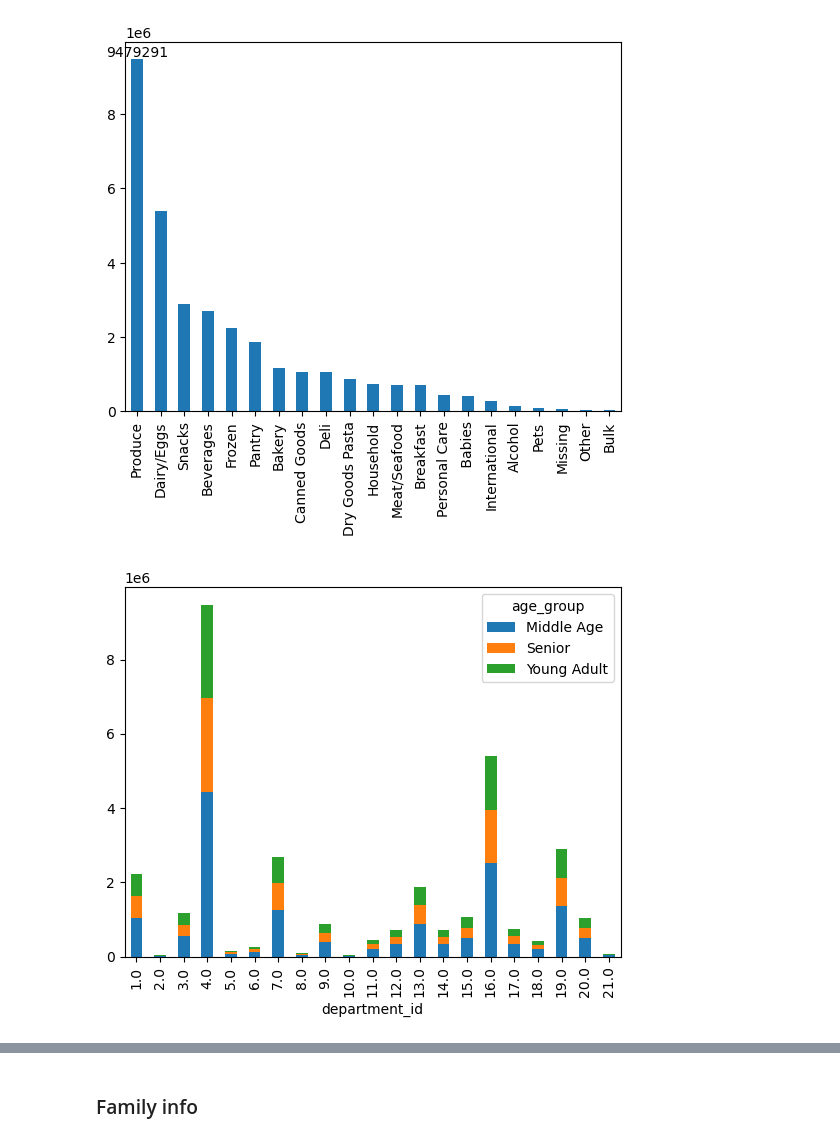
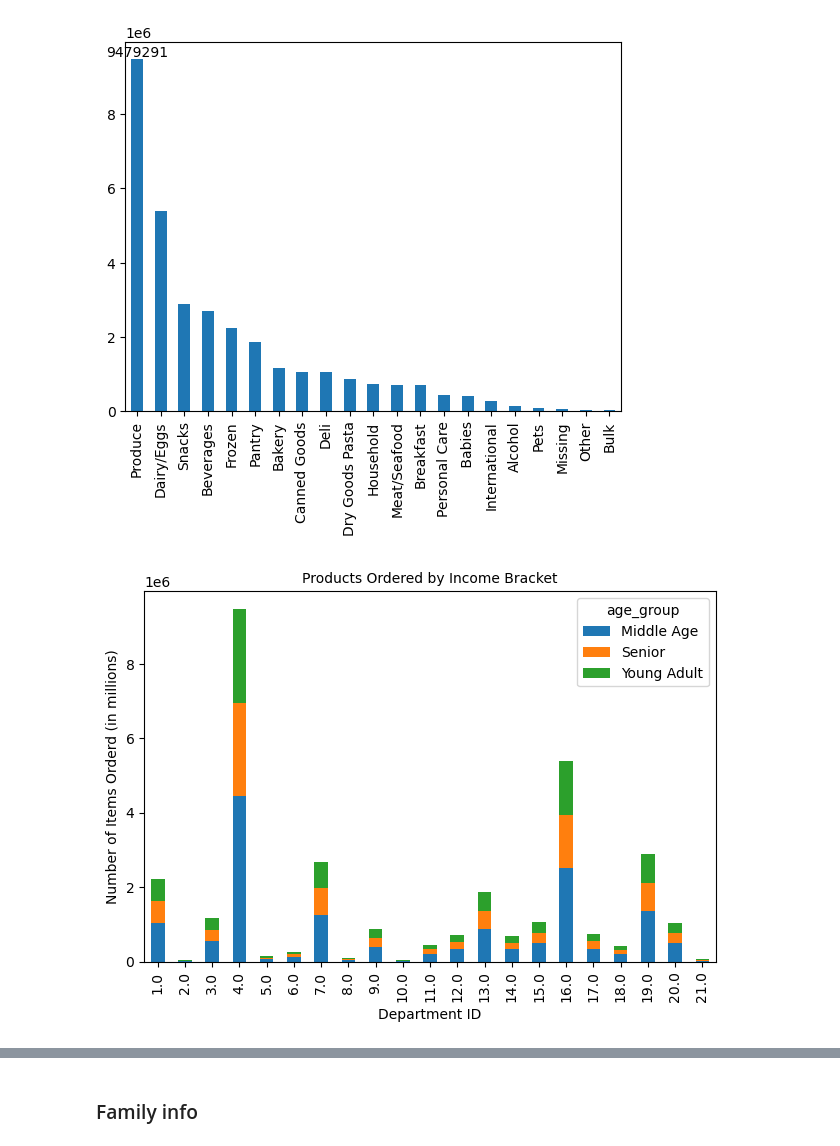
Before and after one commit to JennyferVik/IC-Analysis, a Jupyter notebook: Scripts/4.10 Coding Etiquette & Excel Reporting.ipynb, the cells around one changed output, grey strips where cells are left out. Saved outputs shown, nothing was run; the diff lists cells and outputs as text; code cells hidden in the pictures.

```diff
--- a/Scripts/4.10 Coding Etiquette & Excel Reporting.ipynb
+++ b/Scripts/4.10 Coding Etiquette & Excel Reporting.ipynb
@@ -339,8 +355,13 @@ age_department_counts = ic_data.groupby(['department_id','age_group']).size().un
 # %%
 # bar chart of age and department id
 bar_age_department = age_department_counts.plot.bar(stacked=True)
+plt.xlabel('Department ID', fontsize = 10,)
+plt.ylabel('Number of Items Orderd (in millions)', fontsize = 10)
+plt.title('Products Ordered by Income Bracket', fontsize = 10)
+plt.tight_layout()
+plt.show()
 # %% [output]
-[figure, old version]
+[figure, new version]
 # %%
 # exporting chart
 bar_age_department.figure.savefig(os.path.join(path, 'Analysis', 'Visualizations', 'bar_age_department.png'))
```
Also changed, not shown: parts of 17 cells of this notebook.
